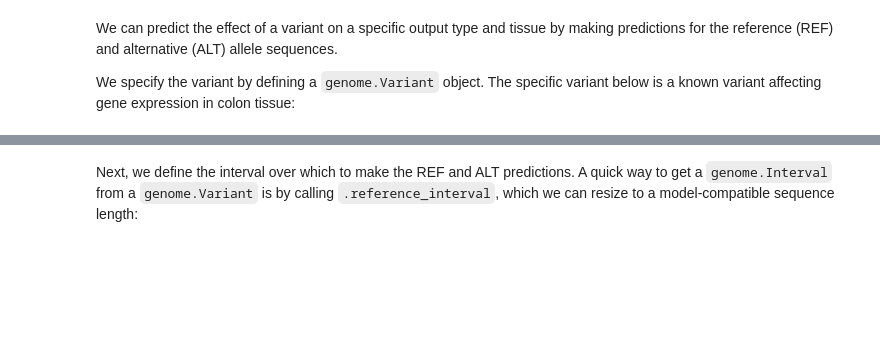
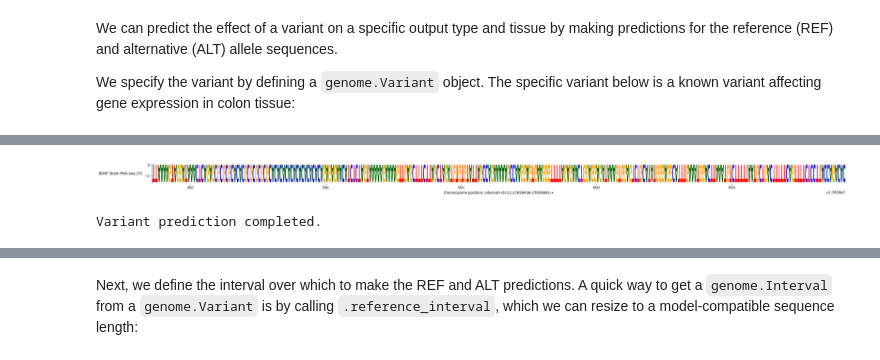
Before and after one commit to Mollyx06/Cetacean-cortex, a Jupyter notebook: test_cetacean.ipynb, the cells around one changed output, grey strips where cells are left out. Drawn from its saved outputs; the diff is of its cells as text; code cells hidden in the pictures; blank space fills up the shorter version.

```diff
--- a/test_cetacean.ipynb
+++ b/test_cetacean.ipynb
@@ -306,0 +450,18 @@ variant = genome.Variant(
+# %%
+# 2. Define the variant scorer
+# We will use the recommended RNA_SEQ scorer (GeneMaskLFCScorer) to capture gene-specific effects.
+# We will explicitly request RNA_SEQ predictions for Brain tissue.
+
+rna_seq_ism_scorer = variant_scorers.GeneMaskLFCScorer(
+    requested_output=dna_client.OutputType.RNA_SEQ,
+    # ontology_terms=['UBERON:0000955'], # Explicitly request brain tissue - REMOVED as it's not a valid argument
+)
+
+# 3. Score all possible ISM variants
+print("Scoring ISM variants... This might take a few minutes for a 256bp region.")
+ism_variant_scores = dna_model.score_ism_variants(
+    interval=sequence_interval_ism,
+    ism_interval=ism_interval_ism,
+    variant_scorers=[rna_seq_ism_scorer],
+)
+print(f"Scored {len(ism_variant_scores)} variants.")
@@ -306,0 +664,17 @@ variant = genome.Variant(
+# %%
+# 5. Visualize with plot_components.SeqLogo
+plot_components.plot(
+    [
+        plot_components.SeqLogo(
+            scores=ism_matrix_result,
+            scores_interval=ism_interval_ism,
+            ylabel='BDNF Brain RNA-seq LFC',
+        )
+    ],
+    interval=ism_interval_ism,
+    fig_width=35,
+)
+
+plt.show()
+# %% [output]
+[figure, added]
@@ -306,0 +696,15 @@ variant = genome.Variant(
+# %%
+# Define the interval for variant prediction, resized to a model-compatible length
+variant_prediction_interval = variant.reference_interval.resize(dna_client.SEQUENCE_LENGTH_1MB)
+
+# Predict variant effects for RNA_SEQ in Brain tissue
+variant_output = dna_model.predict_variant(
+    interval=variant_prediction_interval,
+    variant=variant,
+    requested_outputs=[dna_client.OutputType.RNA_SEQ],
+    ontology_terms=['UBERON:0000955'],  # Brain.
+)
+
+print("Variant prediction completed.")
+# %% [output]
+Variant prediction completed.
```
Also changed, not shown: parts of 18 cells of this notebook.
